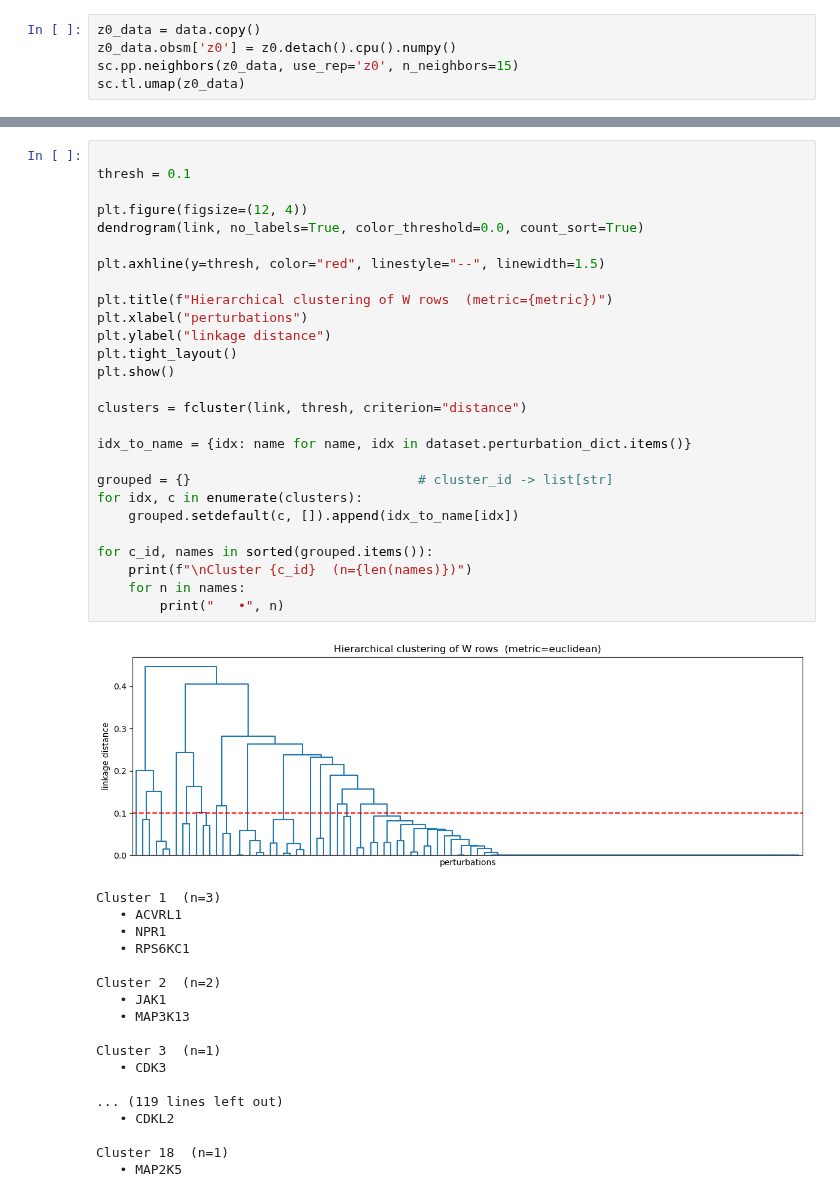
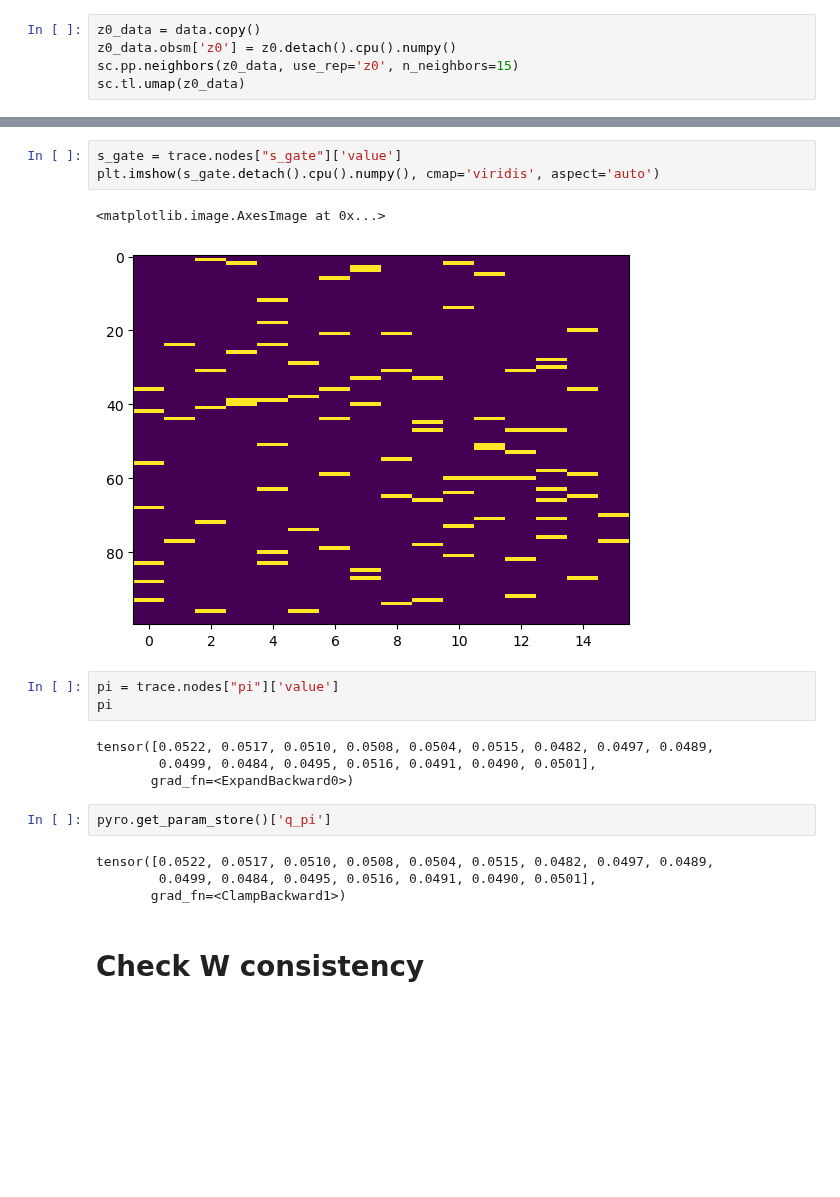
Before and after one commit to azizilab/SHERLOCK, a Jupyter notebook: PerturbVAE/training_test.ipynb, the cells around one changed output, grey strips where cells are left out. Cells and saved outputs as stored; diff of their text form; blank space fills up the shorter version.

```diff
--- a/PerturbVAE/training_test.ipynb
+++ b/PerturbVAE/training_test.ipynb
@@ -342,46 +230,21 @@ plt.show()
-# %%
-
-thresh = 0.1
-
-plt.figure(figsize=(12, 4))
-dendrogram(link, no_labels=True, color_threshold=0.0, count_sort=True)
-
-plt.axhline(y=thresh, color="red", linestyle="--", linewidth=1.5)
-
-plt.title(f"Hierarchical clustering of W rows  (metric={metric})")
-plt.xlabel("perturbations")
-plt.ylabel("linkage distance")
-plt.tight_layout()
-plt.show()
-
-clusters = fcluster(link, thresh, criterion="distance")
-
-idx_to_name = {idx: name for name, idx in dataset.perturbation_dict.items()}
-
-grouped = {}                             # cluster_id -> list[str]
-for idx, c in enumerate(clusters):
-    grouped.setdefault(c, []).append(idx_to_name[idx])
-
-for c_id, names in sorted(grouped.items()):
-    print(f"\nCluster {c_id}  (n={len(names)})")
-    for n in names:
-        print("   •", n)
-# %% [output]
-[figure, removed]
-Cluster 1  (n=3)
-   • ACVRL1
-   • NPR1
-   • RPS6KC1
-
-Cluster 2  (n=2)
-   • JAK1
-   • MAP3K13
-
-Cluster 3  (n=1)
-   • CDK3
-
-... (119 lines left out)
-   • CDKL2
-
-Cluster 18  (n=1)
-   • MAP2K5
+# %%
+s_gate = trace.nodes["s_gate"]['value']
+plt.imshow(s_gate.detach().cpu().numpy(), cmap='viridis', aspect='auto')
+# %% [output]
+<matplotlib.image.AxesImage at 0x...>
+[figure, added]
+# %%
+pi = trace.nodes["pi"]['value']
+pi
+# %% [output]
+tensor([0.0522, 0.0517, 0.0510, 0.0508, 0.0504, 0.0515, 0.0482, 0.0497, 0.0489,
+        0.0499, 0.0484, 0.0495, 0.0516, 0.0491, 0.0490, 0.0501],
+       grad_fn=<ExpandBackward0>)
+# %%
+pyro.get_param_store()['q_pi']
+# %% [output]
+tensor([0.0522, 0.0517, 0.0510, 0.0508, 0.0504, 0.0515, 0.0482, 0.0497, 0.0489,
+        0.0499, 0.0484, 0.0495, 0.0516, 0.0491, 0.0490, 0.0501],
+       grad_fn=<ClampBackward1>)
+# %% [markdown]
+# Check W consistency
```
Also changed, not shown: parts of 27 cells of this notebook, 3 other files.
